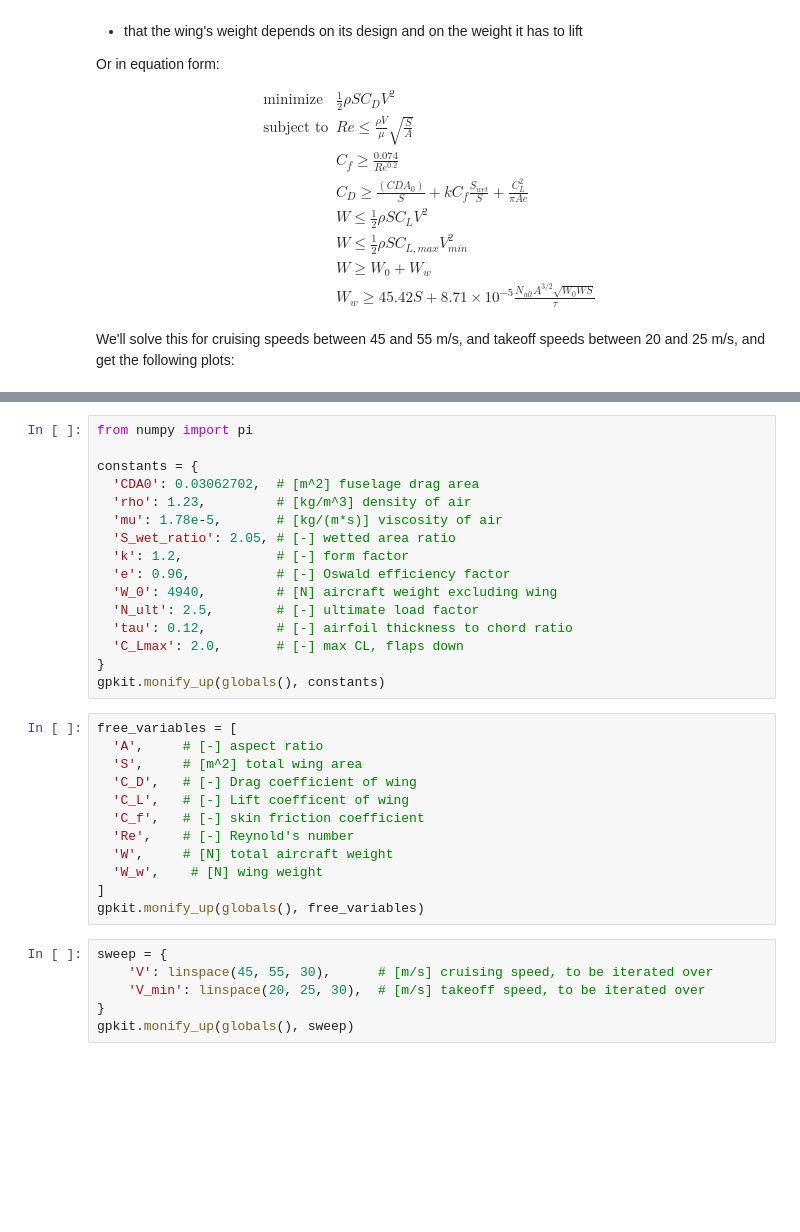
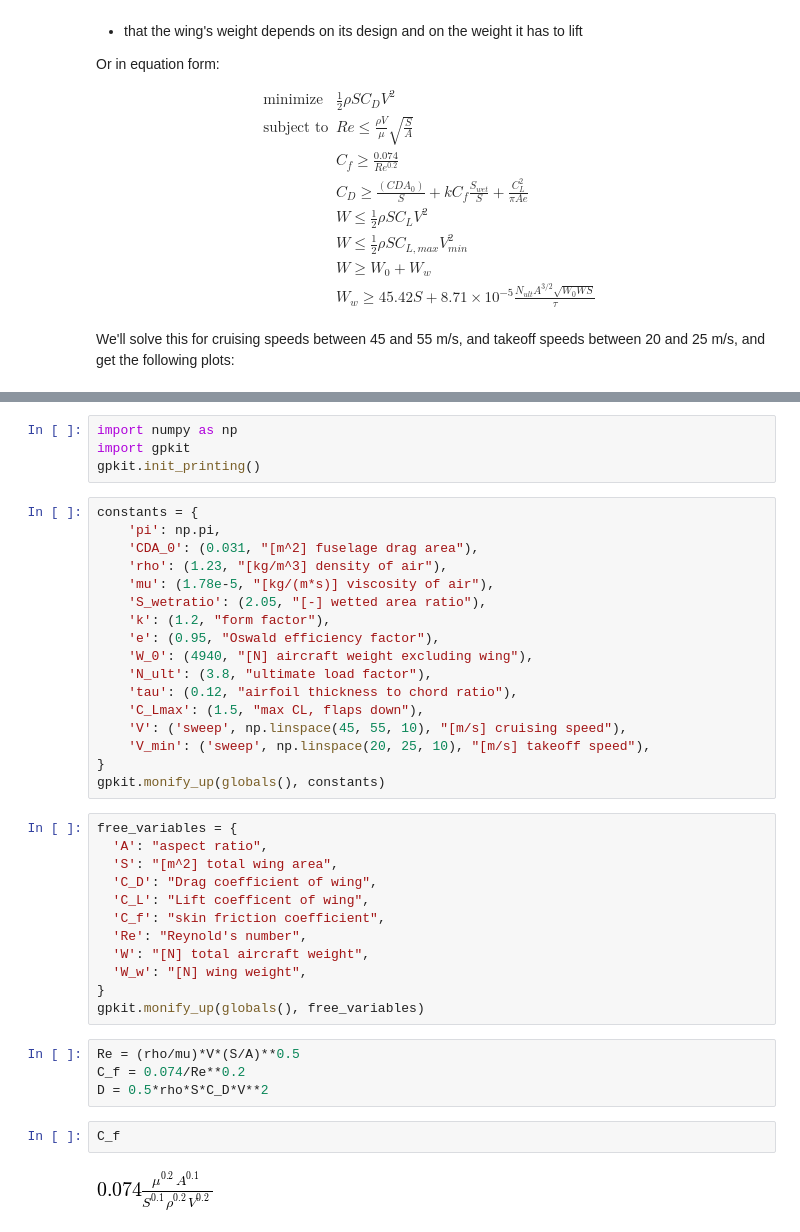
Before and after one commit to convexengineering/gpkit, a Jupyter notebook: examples/ipynb/simpleaircraft.ipynb, the cells around one changed output, grey strips where cells are left out. Cells and saved outputs as stored; diff of their text form; blank space fills up the shorter version.

```diff
--- a/examples/ipynb/simpleaircraft.ipynb
+++ b/examples/ipynb/simpleaircraft.ipynb
@@ -41,36 +35,43 @@ import gpkit
+# %%
+import numpy as np
+import gpkit
+gpkit.init_printing()
 # %%
-from numpy import pi
-
 constants = {
-  'CDA0': 0.03062702,  # [m^2] fuselage drag area
-  'rho': 1.23,         # [kg/m^3] density of air
-  'mu': 1.78e-5,       # [kg/(m*s)] viscosity of air
-  'S_wet_ratio': 2.05, # [-] wetted area ratio
-  'k': 1.2,            # [-] form factor
-  'e': 0.96,           # [-] Oswald efficiency factor
-  'W_0': 4940,         # [N] aircraft weight excluding wing
-  'N_ult': 2.5,        # [-] ultimate load factor
-  'tau': 0.12,         # [-] airfoil thickness to chord ratio
-  'C_Lmax': 2.0,       # [-] max CL, flaps down
+    'pi': np.pi,
+    'CDA_0': (0.031, "[m^2] fuselage drag area"),
+    'rho': (1.23, "[kg/m^3] density of air"),
+    'mu': (1.78e-5, "[kg/(m*s)] viscosity of air"),
+    'S_wetratio': (2.05, "[-] wetted area ratio"),
+    'k': (1.2, "form factor"),
+    'e': (0.95, "Oswald efficiency factor"),
+    'W_0': (4940, "[N] aircraft weight excluding wing"),
+    'N_ult': (3.8, "ultimate load factor"),
+    'tau': (0.12, "airfoil thickness to chord ratio"),
+    'C_Lmax': (1.5, "max CL, flaps down"),
+    'V': ('sweep', np.linspace(45, 55, 10), "[m/s] cruising speed"),
+    'V_min': ('sweep', np.linspace(20, 25, 10), "[m/s] takeoff speed"),
 }
 gpkit.monify_up(globals(), constants)
 # %%
-free_variables = [
-  'A',     # [-] aspect ratio
-  'S',     # [m^2] total wing area
-  'C_D',   # [-] Drag coefficient of wing
-  'C_L',   # [-] Lift coefficent of wing
-  'C_f',   # [-] skin friction coefficient
-  'Re',    # [-] Reynold's number
-  'W',     # [N] total aircraft weight
-  'W_w',    # [N] wing weight
-]
+free_variables = {
+  'A': "aspect ratio",
+  'S': "[m^2] total wing area",
+  'C_D': "Drag coefficient of wing",
+  'C_L': "Lift coefficent of wing",
+  'C_f': "skin friction coefficient",
+  'Re': "Reynold's number",
+  'W': "[N] total aircraft weight",
+  'W_w': "[N] wing weight",
+}
 gpkit.monify_up(globals(), free_variables)
-# %%
-sweep = {
-    'V': linspace(45, 55, 30),      # [m/s] cruising speed, to be iterated over
-    'V_min': linspace(20, 25, 30),  # [m/s] takeoff speed, to be iterated over
-}
-gpkit.monify_up(globals(), sweep)
+# %%
+Re = (rho/mu)*V*(S/A)**0.5
+C_f = 0.074/Re**0.2
+D = 0.5*rho*S*C_D*V**2
+# %%
+C_f
+# %% [output]
+[figure, added]
 # %%
 # drag modeling #
```
Also changed, not shown: parts of 8 cells of this notebook, 9 other files.
